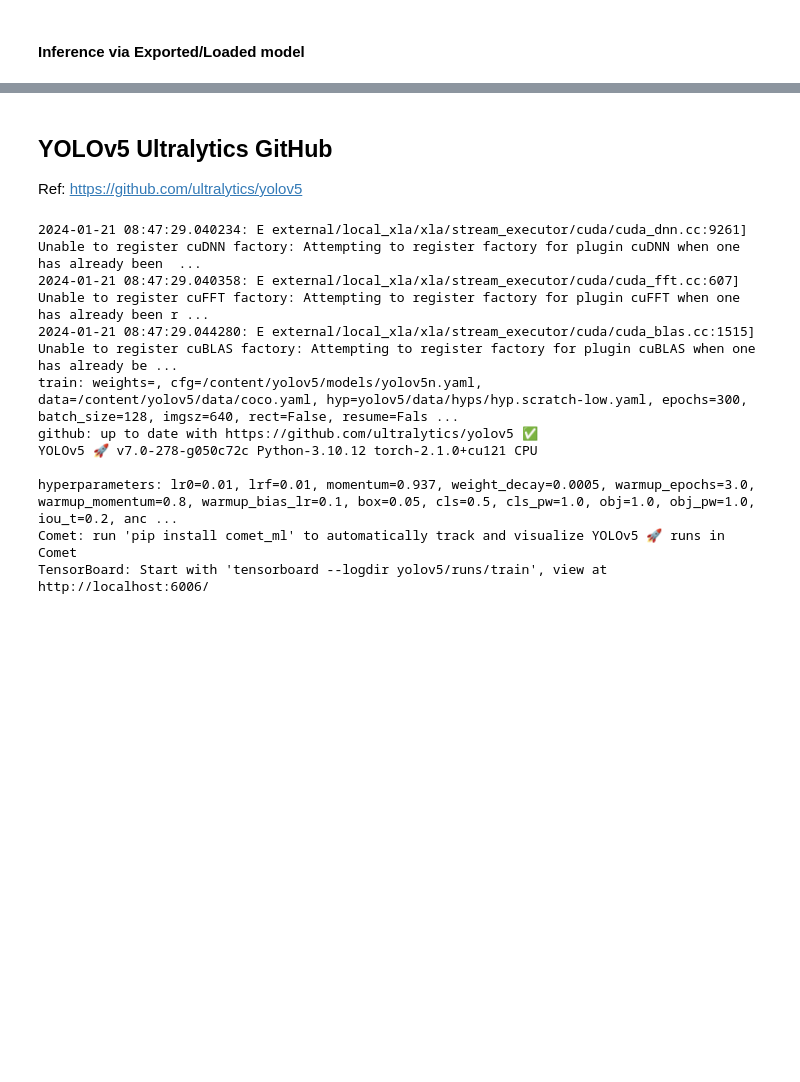
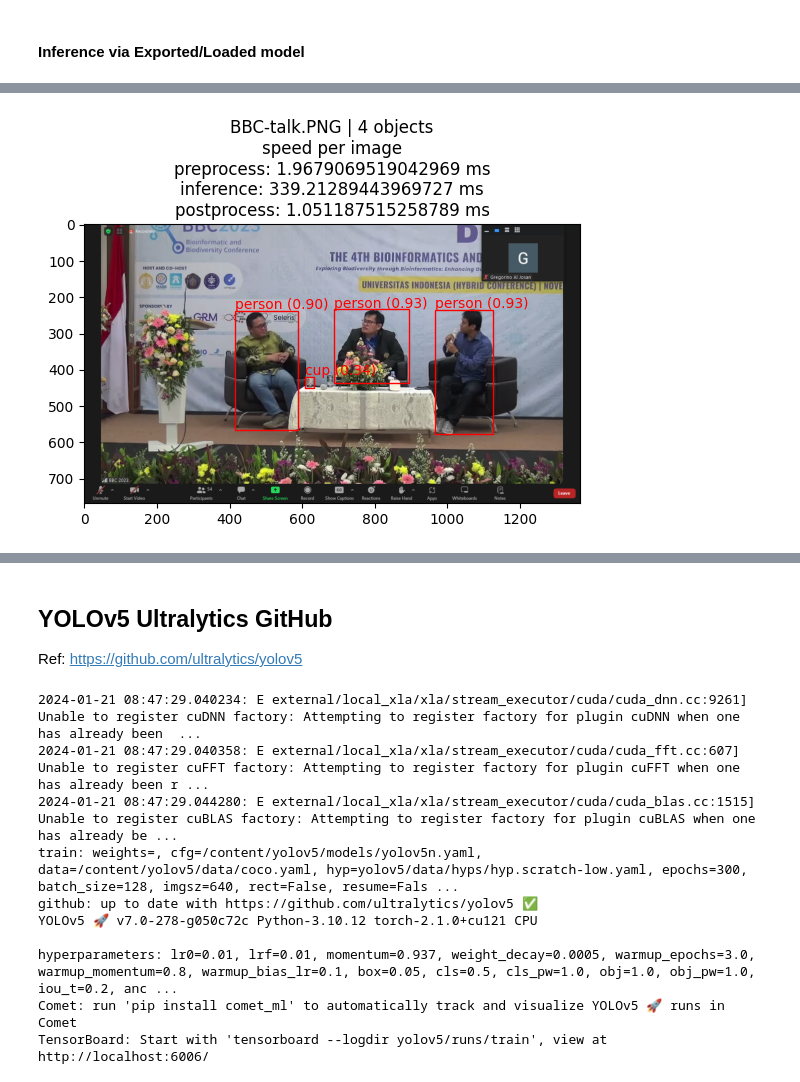
Before and after one commit to rinogrego/KDU-CV, a Jupyter notebook: Tugas-1/Ultralytics_YOLOv5.ipynb, the cells around one changed output, grey strips where cells are left out. Cells and saved outputs as stored; diff of their text form; code cells hidden in the pictures; blank space fills up the shorter version.

```diff
--- a/Tugas-1/Ultralytics_YOLOv5.ipynb
+++ b/Tugas-1/Ultralytics_YOLOv5.ipynb
@@ -548,0 +567,7 @@ Compile with `TORCH_USE_CUDA_DSA` to enable device-side assertions.
+# %%
+for result in results:
+    boxes = result.boxes  # Boxes object for bbox outputs
+    masks = result.masks  # Masks object for segmentation masks outputs
+    keypoints = result.keypoints  # Keypoints object for pose outputs
+    probs = result.probs  # Probs object for classification outputs
+print(boxes)
@@ -548,0 +588,10 @@ Compile with `TORCH_USE_CUDA_DSA` to enable device-side assertions.
+# %%
+confidence = results[0].boxes.conf
+classes_index = results[0].boxes.cls
+classes = [results[0].names[int(idx)] for idx in classes_index]
+xywhn = results[0].boxes.xywhn
+for cf, cl, bb in zip(confidence, classes, xywhn):
+    print(cl)
+    print(cf)
+    print(bb)
+    print()
@@ -548,0 +602,78 @@ Compile with `TORCH_USE_CUDA_DSA` to enable device-side assertions.
+# %%
+## Load model
+
+pretrained_yolov5_coco128 = "/content/models/yolov5su-coco128.onnx"
+pretrained_model = YOLO(pretrained_yolov5_coco128, task="detect")
+
+# image_path = "/content/test/BR1.PNG"
+# image_path = "/content/test/sidang-1.jpg"
+# image_path = "/content/test/sidang-2.jpg"
+# image_path = "/content/test/sidang-3.jpg"
+# image_path = "/content/test/sidang-pra.jpg"
+# image_path = "/content/test/tergantung orangnya.jfif"
+image_path = "/content/test/BBC-talk.PNG"
+try:
+    results = pretrained_model(
+        image_path,
+        conf=0.25,
+        iou=0.5
+    )
+except FileNotFoundError:
+    print("FileNotFoundError... attempting to use cv2 to load the image")
+    img = cv2.cvtColor(cv2.imread(image_path), cv2.COLOR_BGR2RGB)
+    results = pretrained_model(
+        img,
+        conf=0.25,
+        iou=0.5
+    )
+
+## Process results list
+## Ref: https://docs.ultralytics.com/modes/predict/#key-features-of-predict-mode
+for result in results:
+    boxes = result.boxes  # Boxes object for bbox outputs
+    masks = result.masks  # Masks object for segmentation masks outputs
+    keypoints = result.keypoints  # Keypoints object for pose outputs
+    probs = result.probs  # Probs object for classification outputs
+print("\nBoxes")
+print(boxes)
+
+# Create figure and axes
+fig, ax = plt.subplots(1)
+
+# Display the image
+img = cv2.cvtColor(cv2.imread(image_path), cv2.COLOR_BGR2RGB)
+ax.imshow(img)
+
+confidences = results[0].boxes.conf
+classes_index = results[0].boxes.cls
+classes = [results[0].names[int(idx)] for idx in classes_index]
+xywhn = results[0].boxes.xywhn
+preprocess = results[0].speed["preprocess"]
+inference = results[0].speed["inference"]
+postprocess = results[0].speed["postprocess"]
+
+for cf, cl, xywhn in zip(confidences, classes, xywhn):
+    x, y, w, h = xywhn[0], xywhn[1], xywhn[2], xywhn[3]
+    confidence = cf
+    class_name = cl
+
+    # Convert to absolute coordinates
+    x = int((x - w / 2) * img.shape[1])
+    y = int((y - h / 2) * img.shape[0])
+    w = int(w * img.shape[1])
+    h = int(h * img.shape[0])
+
+    # Draw bounding box
+    rect = patches.Rectangle((x, y), w, h, linewidth=1, edgecolor='r', facecolor='none')
+    ax.add_patch(rect)
+
+    # Display class name and confidence
+    plt.text(x, y - 5, f'{class_name} ({confidence:.2f})', color='r')
+
+title = "{} | {} objects\nspeed per image\npreprocess: {} ms\ninference: {} ms\npostprocess: {} ms".format(
+    image_path.split("/")[-1], len(classes),
+    preprocess, inference, postprocess
+)
+plt.title(title)
+plt.show()
+# %% [output]
@@ -548,0 +697 @@ Compile with `TORCH_USE_CUDA_DSA` to enable device-side assertions.
+[figure, added]
```
Also changed, not shown: parts of 24 cells of this notebook.
